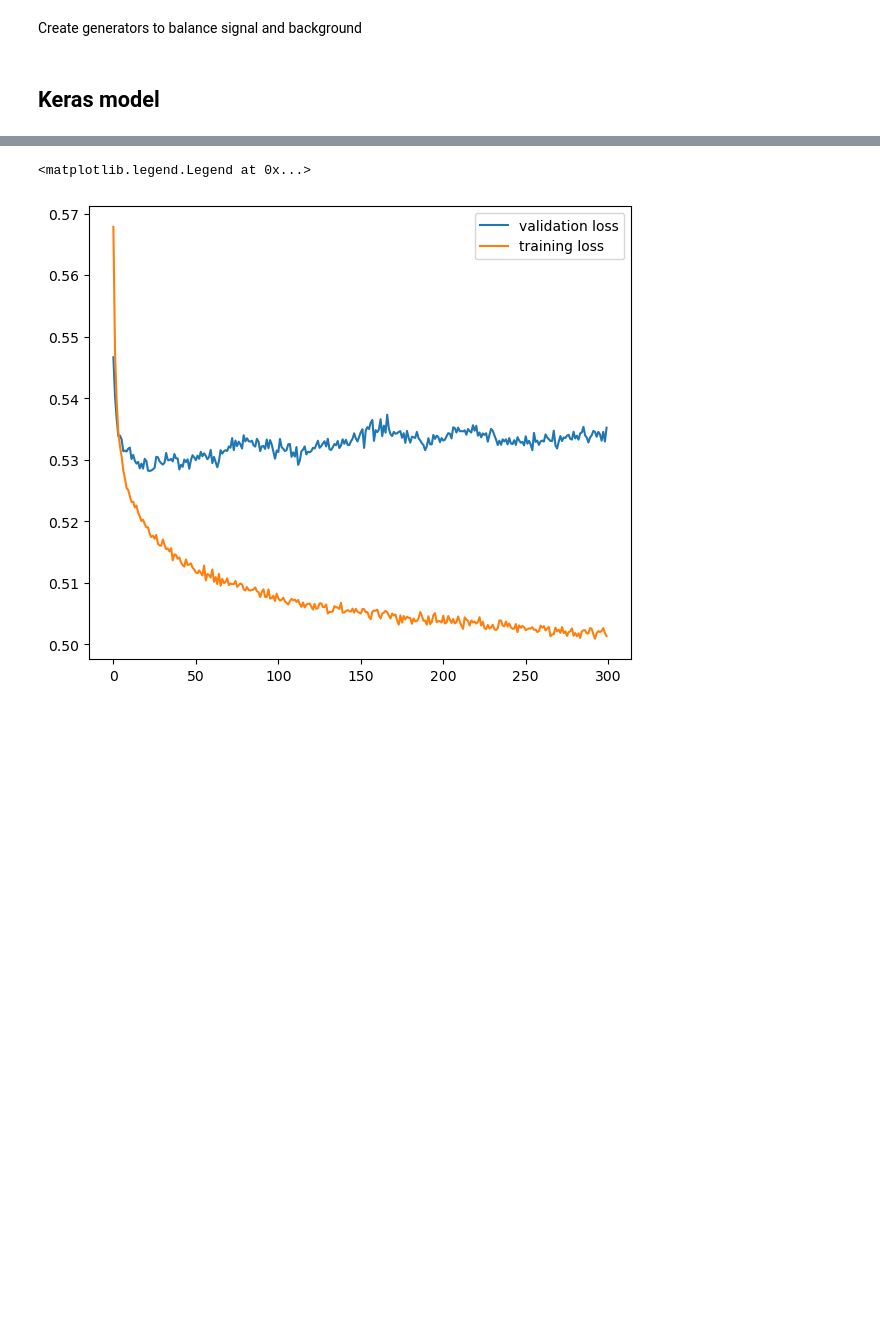
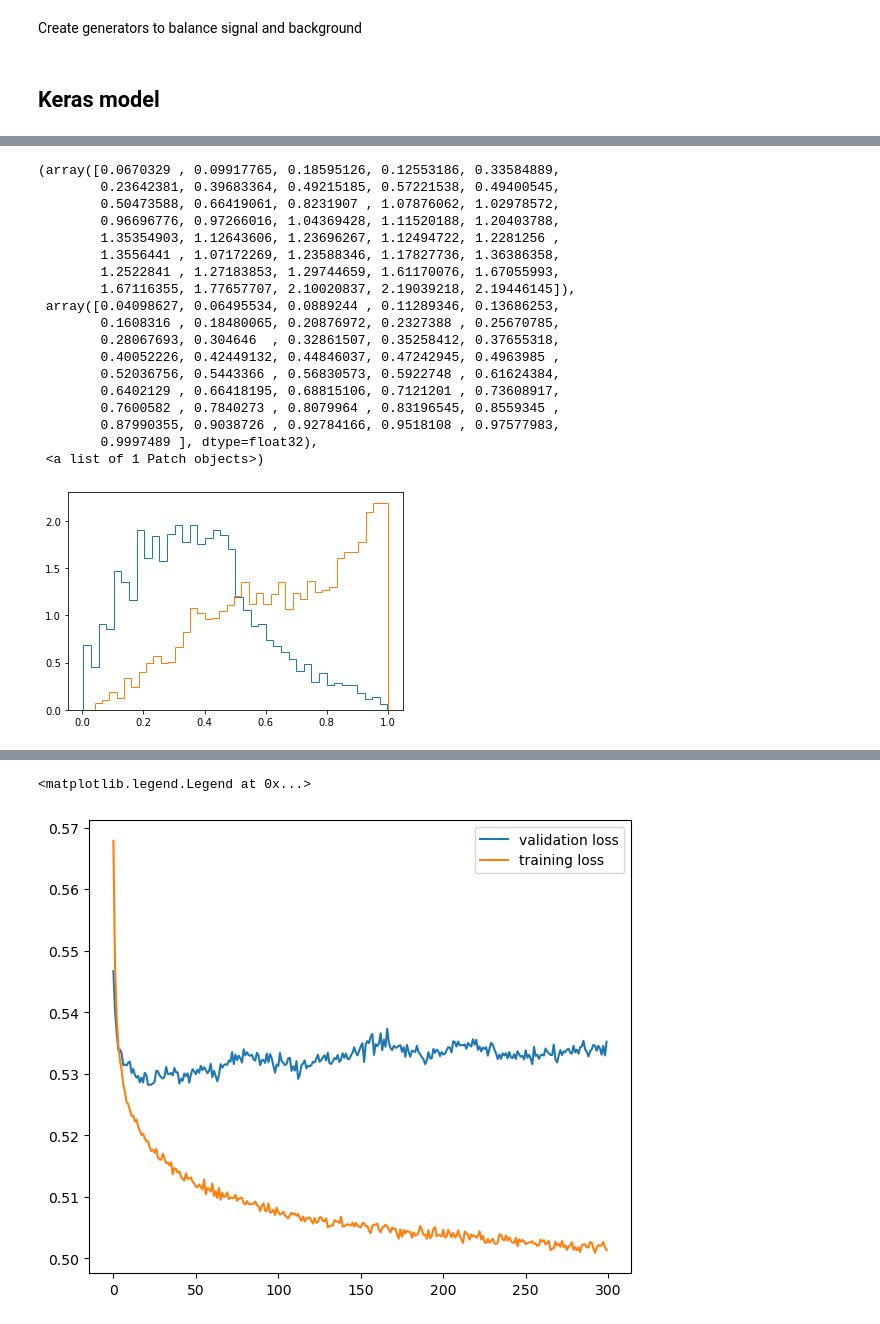
Before and after one commit to UniMiBAnalyses/ML_classification, a Jupyter notebook: Training_v1.ipynb, the cells around one changed output, grey strips where cells are left out. Cells and saved outputs as stored; diff of their text form; code cells hidden in the pictures; blank space fills up the shorter version.

```diff
--- a/Training_v1.ipynb
+++ b/Training_v1.ipynb
@@ -210,3 +254,27 @@ Epoch 300/300
+# %%
+n = 250
+plt.hist(plot_losses.dnn_score_plot[n][0][1][:-1], bins=plot_losses.dnn_score_plot[n][0][1], weights=plot_losses.dnn_score_plot[n][0][0], histtype="step")
+plt.hist(plot_losses.dnn_score_plot[n][1][1][:-1], bins=plot_losses.dnn_score_plot[n][1][1], weights=plot_losses.dnn_score_plot[n][1][0], histtype="step")
+# %% [output]
+(array([0.0670329 , 0.09917765, 0.18595126, 0.12553186, 0.33584889,
+        0.23642381, 0.39683364, 0.49215185, 0.57221538, 0.49400545,
+        0.50473588, 0.66419061, 0.8231907 , 1.07876062, 1.02978572,
+        0.96696776, 0.97266016, 1.04369428, 1.11520188, 1.20403788,
+        1.35354903, 1.12643606, 1.23696267, 1.12494722, 1.2281256 ,
+        1.3556441 , 1.07172269, 1.23588346, 1.17827736, 1.36386358,
+        1.2522841 , 1.27183853, 1.29744659, 1.61170076, 1.67055993,
+        1.67116355, 1.77657707, 2.10020837, 2.19039218, 2.19446145]),
+ array([0.04098627, 0.06495534, 0.0889244 , 0.11289346, 0.13686253,
+        0.1608316 , 0.18480065, 0.20876972, 0.2327388 , 0.25670785,
+        0.28067693, 0.304646  , 0.32861507, 0.35258412, 0.37655318,
+        0.40052226, 0.42449132, 0.44846037, 0.47242945, 0.4963985 ,
+        0.52036756, 0.5443366 , 0.56830573, 0.5922748 , 0.61624384,
+        0.6402129 , 0.66418195, 0.68815106, 0.7121201 , 0.73608917,
+        0.7600582 , 0.7840273 , 0.8079964 , 0.83196545, 0.8559345 ,
+        0.87990355, 0.9038726 , 0.92784166, 0.9518108 , 0.97577983,
+        0.9997489 ], dtype=float32),
+ <a list of 1 Patch objects>)
+[figure, added]
 # %%
 model.save(f"{model_dir}/model.h5")
 # %%
```
Also changed, not shown: parts of 12 cells of this notebook.
